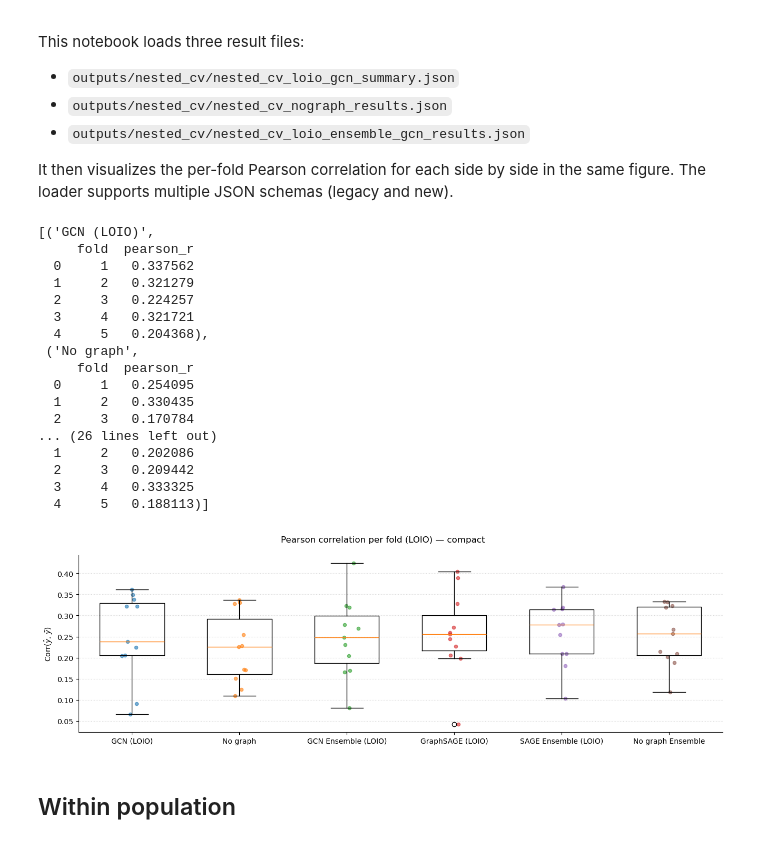
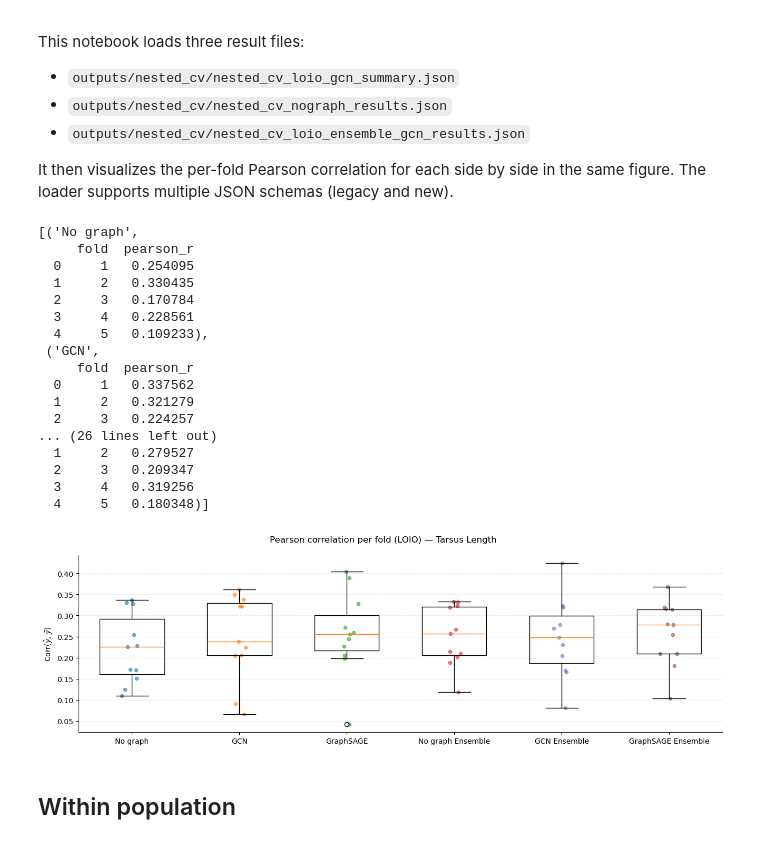
Before and after one commit to simennes/Project_thesis, a Jupyter notebook: nested_cv_analysis.ipynb, the cells around one changed output. Saved outputs shown, nothing was run; the diff lists cells and outputs as text; code cells hidden in the pictures.

```diff
--- a/nested_cv_analysis.ipynb
+++ b/nested_cv_analysis.ipynb
@@ -117,41 +117,42 @@ def plot_boxpanels(results: List[Dict[str, Any]], title: str = 'Pearson correlat
     plt.show()
 
 # Define LOIO comparison set (6 methods)
-loio_entries = [
-    {'label': 'GCN (LOIO)', 'path': a_path},
+
+loio_entries =[
     {'label': 'No graph', 'path': b_path},
-    {'label': 'GCN Ensemble (LOIO)', 'path': c_path},
-    {'label': 'GraphSAGE (LOIO)', 'path': d_path},
-    {'label': 'SAGE Ensemble (LOIO)', 'path': e_path},
+    {'label': 'GCN', 'path': a_path},
+    {'label': 'GraphSAGE', 'path': d_path},
     {'label': 'No graph Ensemble', 'path': f_path},
+    {'label': 'GCN Ensemble', 'path': c_path},
+    {'label': 'GraphSAGE Ensemble', 'path': e_path},
 ]
 
 loio_results = load_many(loio_entries)
 # Show heads for sanity
 [ (r['label'], r['df'].head()) for r in loio_results ]
 # %% [output]
-[('GCN (LOIO)',
+[('No graph',
+     fold  pearson_r
+  0     1   0.254095
+  1     2   0.330435
+  2     3   0.170784
+  3     4   0.228561
+  4     5   0.109233),
+ ('GCN',
      fold  pearson_r
   0     1   0.337562
   1     2   0.321279
   2     3   0.224257
-  3     4   0.321721
-  4     5   0.204368),
- ('No graph',
-     fold  pearson_r
-  0     1   0.254095
-  1     2   0.330435
-  2     3   0.170784
 ... (26 lines left out)
-  1     2   0.202086
-  2     3   0.209442
-  3     4   0.333325
-  4     5   0.188113)]
+  1     2   0.279527
+  2     3   0.209347
+  3     4   0.319256
+  4     5   0.180348)]
 # %%
 # Compact single-axis boxplot of Pearson r for the six configurations (LOIO)
-plot_boxpanels(loio_results, title='Pearson correlation per fold (LOIO) — compact')
+plot_boxpanels(loio_results, title='Pearson correlation per fold (LOIO) — Tarsus Length')
 # %% [output]
-[figure, old version]
+[figure, new version]
 # %% [markdown]
 ## Within population
 # %%
```
Also changed, not shown: 7 other files.
